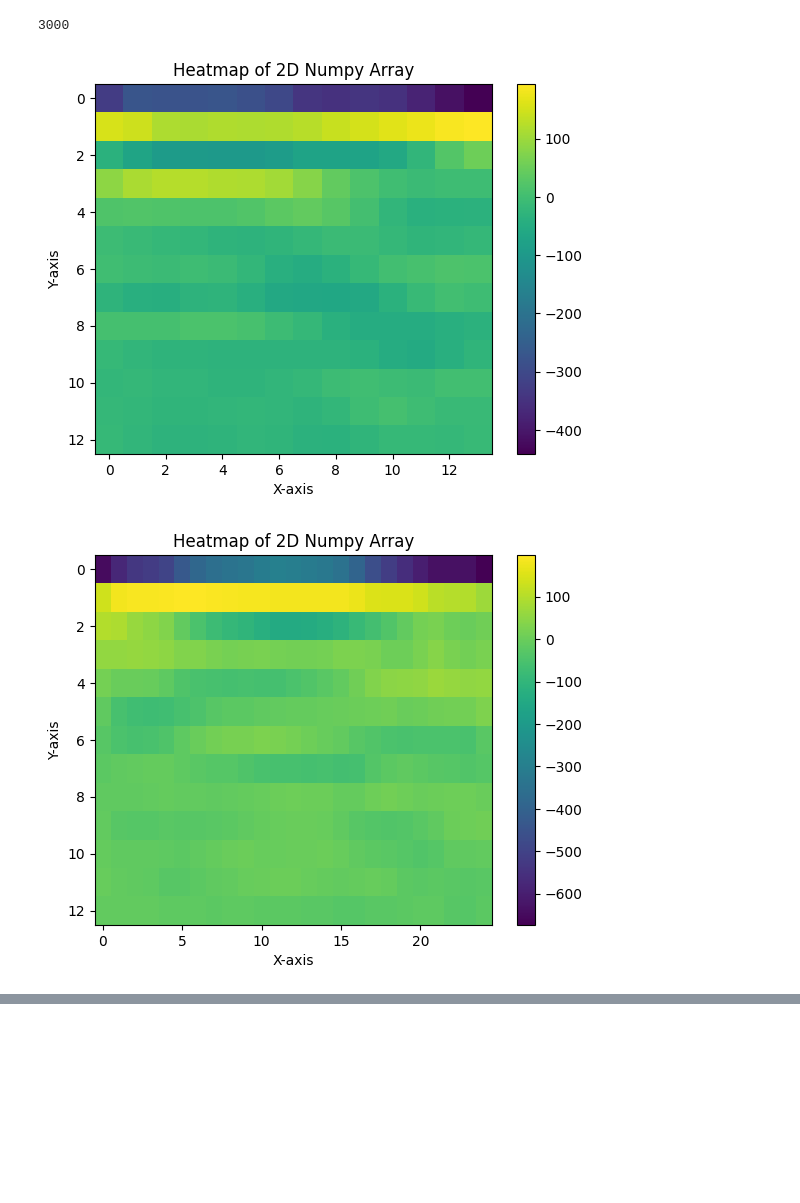
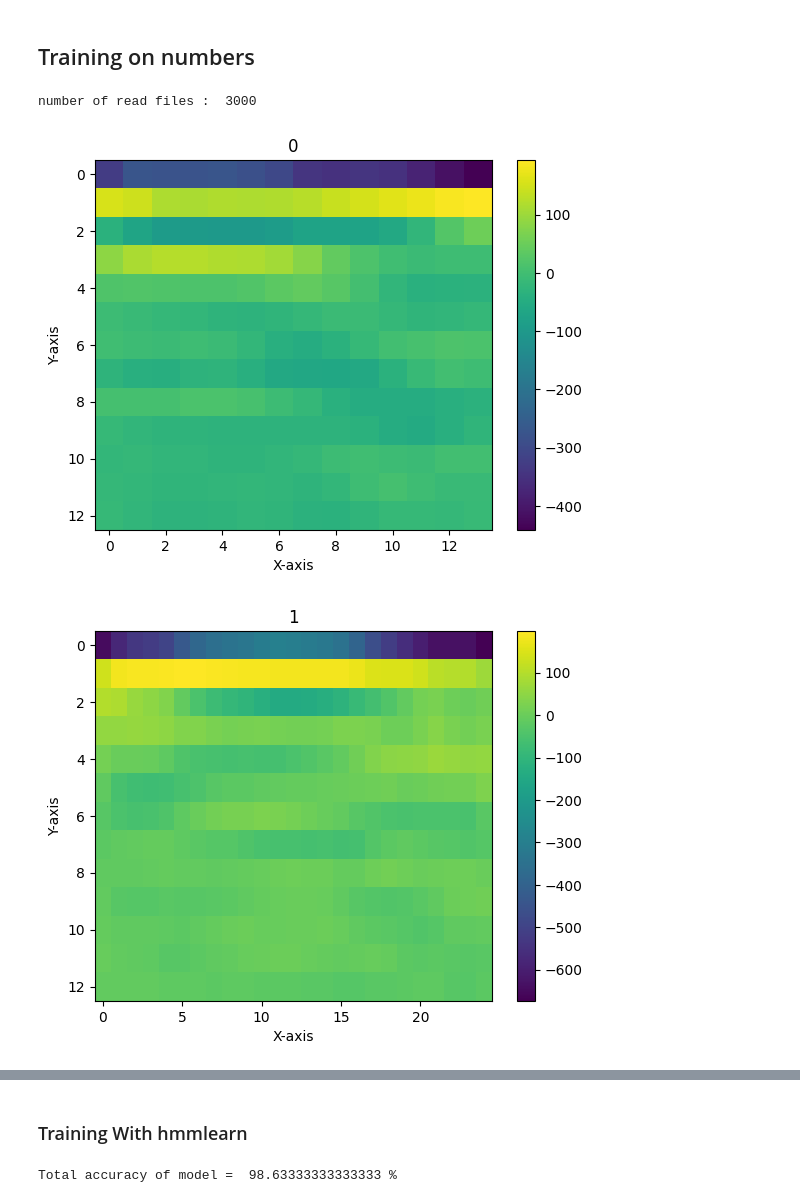
Before and after one commit to javadkavian/AI_Assignments, a Jupyter notebook: A2/AI_A2.ipynb, the cells around one changed output, grey strips where cells are left out. Saved outputs shown, nothing was run; the diff lists cells and outputs as text; code cells hidden in the pictures; blank space fills up the shorter version.

```diff
--- a/A2/AI_A2.ipynb
+++ b/A2/AI_A2.ipynb
@@ -15,3 +336,9 @@ numberOfFilesPerClasses = 300
+# %% [markdown]
+## Training on numbers
+# %%
+numberOfClasses = 10
+numberOfFilesPerClasses = 300
+classLabels = [str(x) for x in range(numberOfClasses)]
 # %%
 audioIndex = 0
 numberOFFiles = len(os.listdir(dataDir))
@@ -23,9 +350,9 @@ for fileName in os.listdir(dataDir):
     mfccVec = librosa.feature.mfcc(y=data, n_mfcc=13, sr=sr)
     audio[audioIndex] = mfccVec[:, 0:45]
     audioIndex += 1
-audioIndex
+print("number of read files : ", audioIndex)
 # %% [output]
-3000
+number of read files :  3000
 # %%
 categorizedMfccVec = np.empty((numberOfClasses, numberOfFilesPerClasses), dtype=object)
 for i in range(numberOfClasses):
@@ -33,11 +360,11 @@ for i in range(numberOfClasses):
 # %%
 for i in range(numberOfClasses):
     plt.imshow(categorizedMfccVec[i][0], cmap='viridis', aspect='auto')
     plt.colorbar()
-    plt.title("Heatmap of 2D Numpy Array")
+    plt.title(classLabels[i])
     plt.xlabel("X-axis")
     plt.ylabel("Y-axis")
     plt.show()
 # %% [output]
-[figure, old version]
+[figure, new version]
-[figure, old version]
+[figure, new version]
@@ -177 +386,3 @@ class HMM:
+# %% [markdown]
+### Training With hmmlearn
 # %%
@@ -181,0 +401,6 @@ class HMM:
+# %%
+e = Eval(classLabels, predictions)
+e.calcMetrics()
+e.printTotalAccuracy()
+# %% [output]
+Total accuracy of model =  98.63333333333333 %
```
Also changed, not shown: parts of 43 cells of this notebook, 1 other file.
